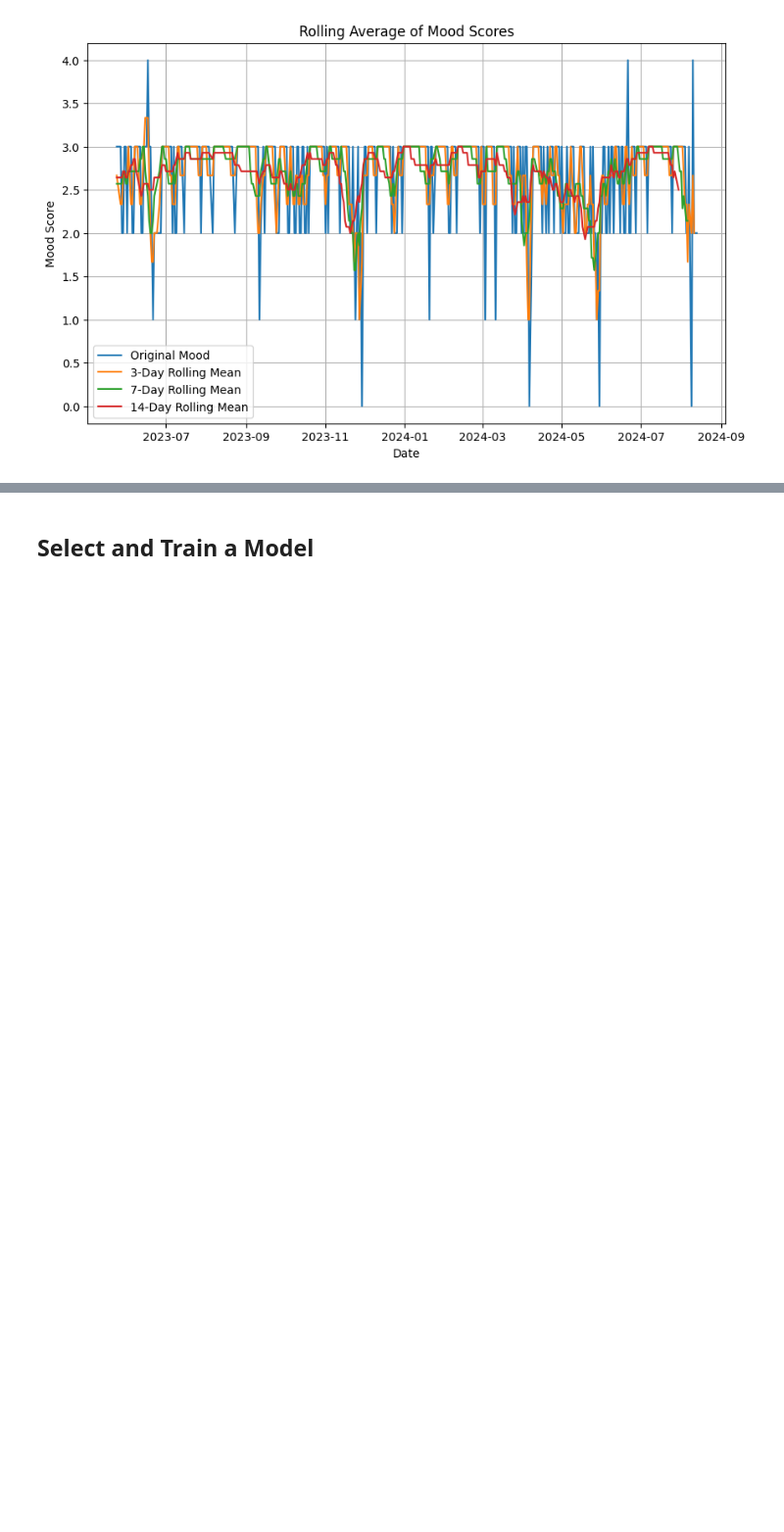
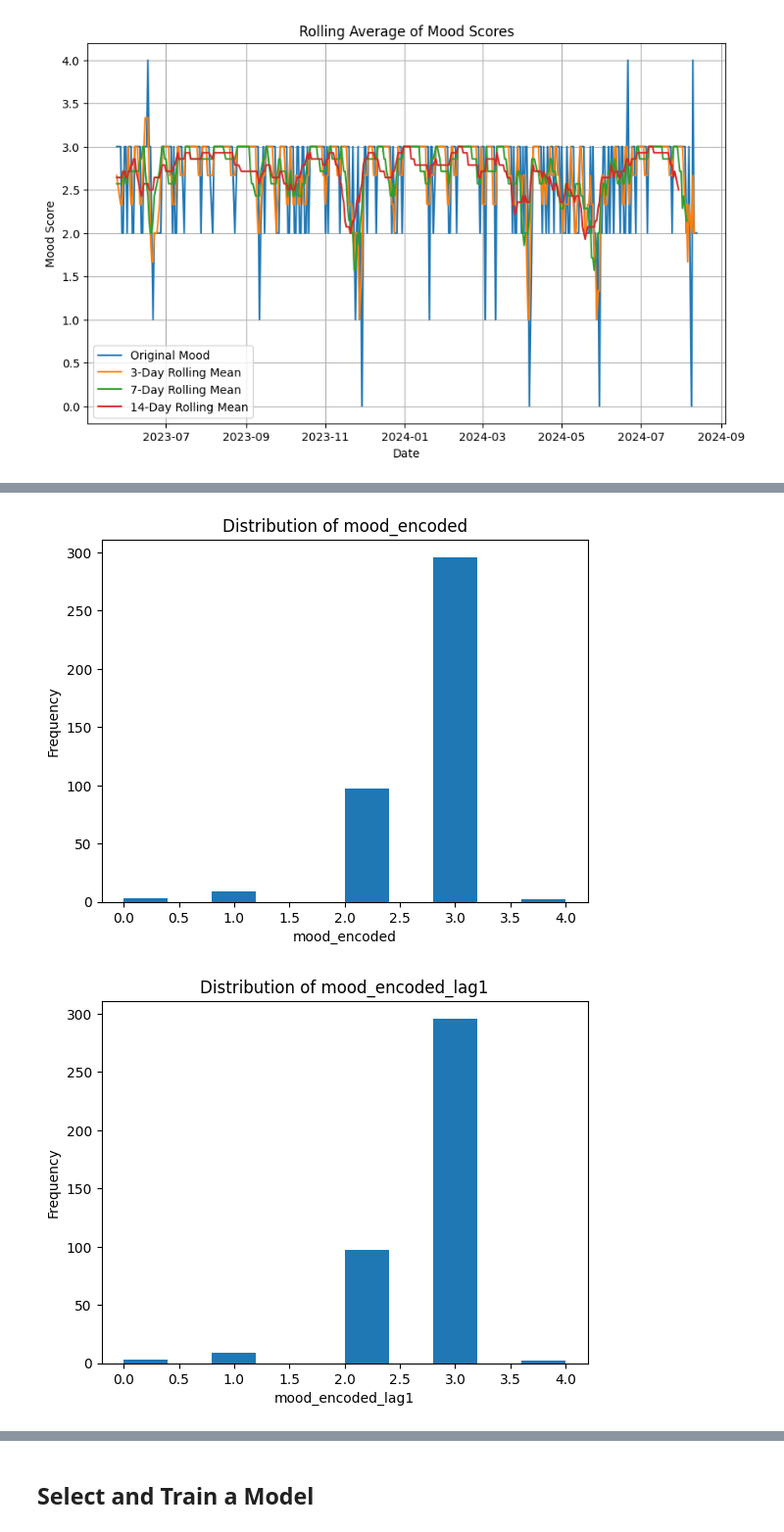
Before and after one commit to samservo09/mood-trend, a Jupyter notebook: mood_trend.ipynb, the cells around one changed output, grey strips where cells are left out. Shown at 98% size. Cells and saved outputs as stored; diff of their text form; code cells hidden in the pictures; blank space fills up the shorter version.

```diff
--- a/mood_trend.ipynb
+++ b/mood_trend.ipynb
@@ -422,0 +469,19 @@ The **14-day rolling average** is much smoother, focusing on longer-term trends
+# %%
+# visualize the distribution of numerical values
+
+import matplotlib.pyplot as plt
+
+# Select numerical columns
+numerical_columns = mood_copy.select_dtypes(include=['number']).columns
+
+# Plot histograms for each numerical column
+for column in numerical_columns:
+    plt.figure()  # Create a new figure for each plot
+    plt.hist(mood_copy[column])
+    plt.xlabel(column)
+    plt.ylabel('Frequency')
+    plt.title(f'Distribution of {column}')
+    plt.show()
+# %% [output]
+[figure, added]
+[figure, added]
```
Also changed, not shown: parts of 25 cells of this notebook.
